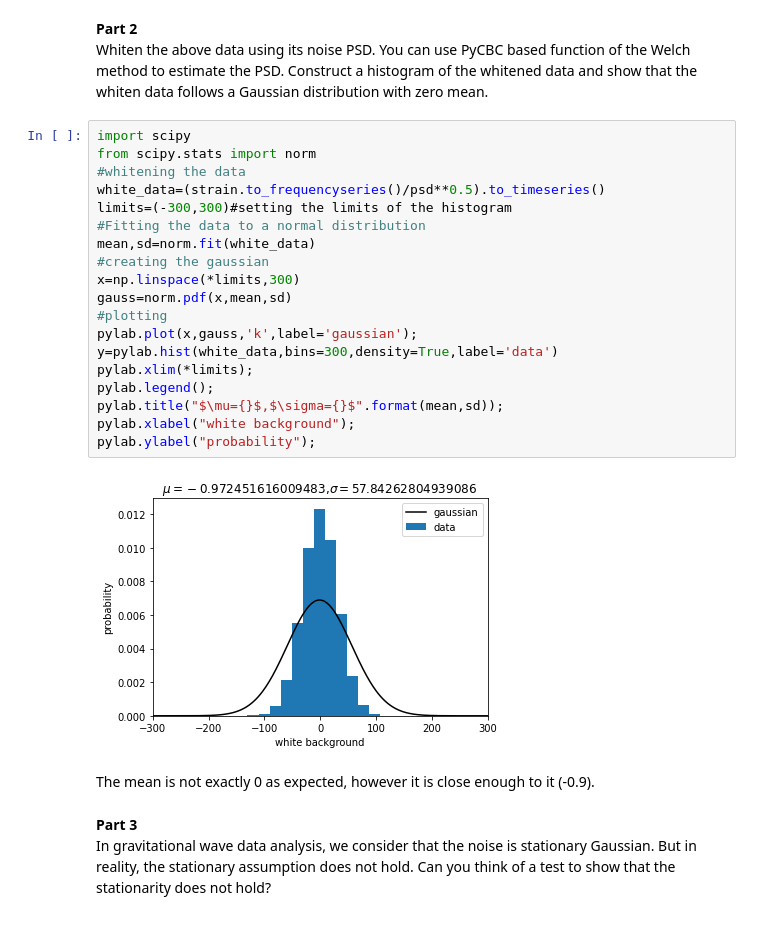
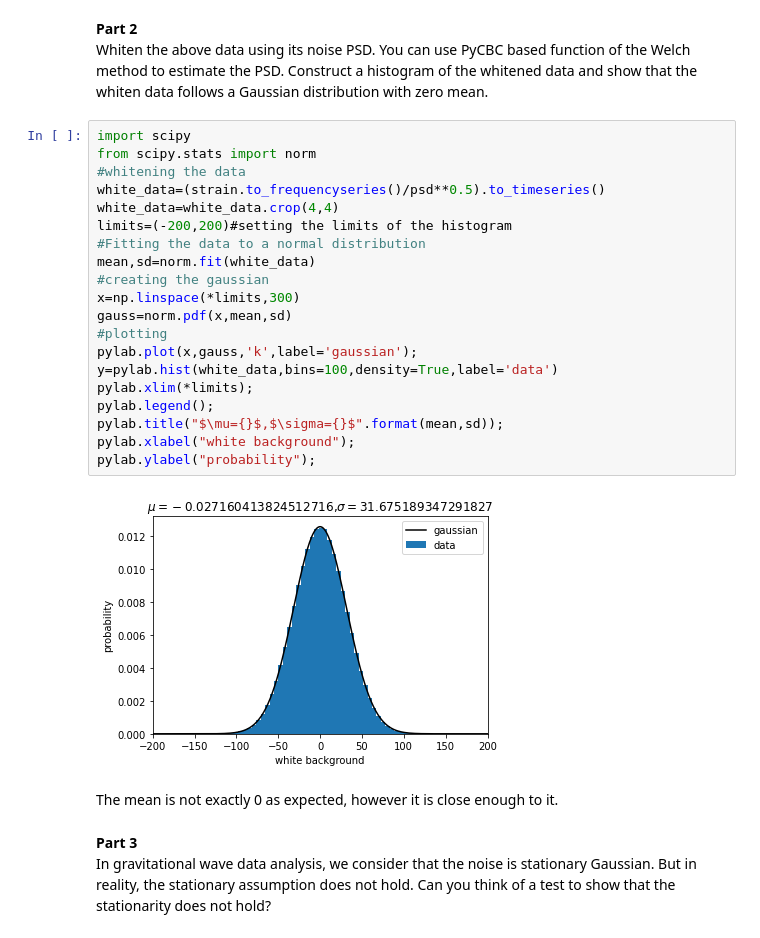
Before and after one commit to tsiligardi/PRA3024-Analysis-of-big-data-in-physics, a Jupyter notebook: GWDA_Ex_2.ipynb, the cells around one changed output. Drawn from its saved outputs; the diff is of its cells as text.

```diff
--- a/GWDA_Ex_2.ipynb
+++ b/GWDA_Ex_2.ipynb
@@ -122,26 +122,27 @@ show that the whiten data follows a Gaussian distribution with zero mean.
 # %%
 import scipy
 from scipy.stats import norm
 #whitening the data
 white_data=(strain.to_frequencyseries()/psd**0.5).to_timeseries()
-limits=(-300,300)#setting the limits of the histogram
+white_data=white_data.crop(4,4)
+limits=(-200,200)#setting the limits of the histogram
 #Fitting the data to a normal distribution
 mean,sd=norm.fit(white_data)
 #creating the gaussian
 x=np.linspace(*limits,300)
 gauss=norm.pdf(x,mean,sd)
 #plotting
 pylab.plot(x,gauss,'k',label='gaussian');
-y=pylab.hist(white_data,bins=300,density=True,label='data')
+y=pylab.hist(white_data,bins=100,density=True,label='data')
 pylab.xlim(*limits);
 pylab.legend();
 pylab.title("$\mu={}$,$\sigma={}$".format(mean,sd));
 pylab.xlabel("white background");
 pylab.ylabel("probability");
 # %% [output]
-[figure, old version]
+[figure, new version]
 # %% [markdown]
-The mean is not exactly 0 as expected, however it is close enough to it (-0.9).
+The mean is not exactly 0 as expected, however it is close enough to it.
 # %% [markdown]
 **Part 3**
 <br>In gravitational wave data analysis, we consider that the noise is stationary Gaussian.
```
Also changed, not shown: parts of 2 cells of this notebook.
